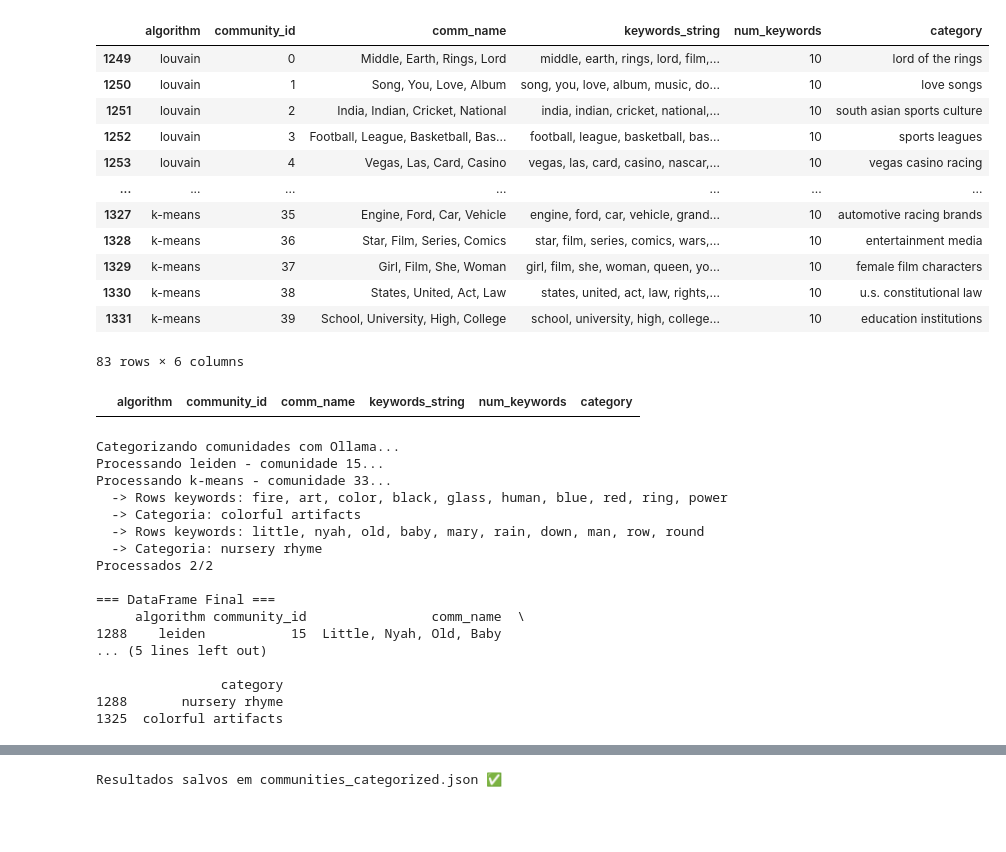
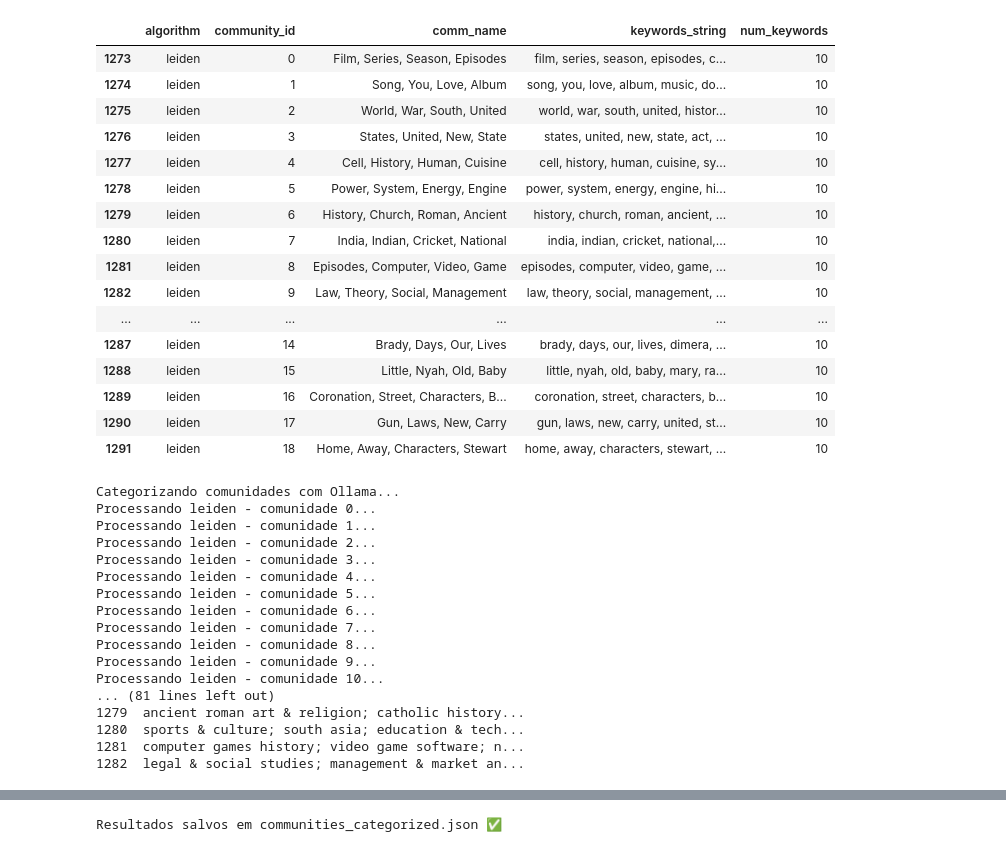
Before and after one commit to zeneto11/kg4ai-community_detection, a Jupyter notebook: community_detection/compare.ipynb, the cells around one changed output, grey strips where cells are left out. Drawn from its saved outputs; the diff is of its cells as text; code cells hidden in the pictures; blank space fills up the shorter version.

```diff
--- a/community_detection/compare.ipynb
+++ b/community_detection/compare.ipynb
@@ -17,5 +17,5 @@ categories = pd.read_json('../data/categories.jsonl', lines=True)
 # %%
-with open('../data/v0.0/nodes.json', 'r', encoding='utf-8-sig') as f:
+with open('../community_analysis/nodes.json', 'r', encoding='utf-8-sig') as f:
     data = json.load(f)
 
 nodes = pd.json_normalize(data)
@@ -166,29 +193,26 @@ categorize_with_ollama('countries, history, european, world, economy, national,
 # %%
 # Remove todos do algorithm=infomap
-df = df[df['algorithm'] != 'infomap']
+df = df[df['algorithm'] == 'leiden']
 #exclui coluna descriptions
-df = df.drop(columns=['description'])
 df
 # %% [output]
-|  | algorithm | community_id | comm_name | keywords_string | num_keywords | category |
-| 1249 | louvain | 0 | Middle, Earth, Rings, Lord | middle, earth, rings, lord, film,... | 10 | lord of the rings |
-| 1250 | louvain | 1 | Song, You, Love, Album | song, you, love, album, music, do... | 10 | love songs |
-| 1251 | louvain | 2 | India, Indian, Cricket, National | india, indian, cricket, national,... | 10 | south asian sports culture |
-| 1252 | louvain | 3 | Football, League, Basketball, Bas... | football, league, basketball, bas... | 10 | sports leagues |
-| 1253 | louvain | 4 | Vegas, Las, Card, Casino | vegas, las, card, casino, nascar,... | 10 | vegas casino racing |
-| ... | ... | ... | ... | ... | ... | ... |
-| 1327 | k-means | 35 | Engine, Ford, Car, Vehicle | engine, ford, car, vehicle, grand... | 10 | automotive racing brands |
-| 1328 | k-means | 36 | Star, Film, Series, Comics | star, film, series, comics, wars,... | 10 | entertainment media |
-| 1329 | k-means | 37 | Girl, Film, She, Woman | girl, film, she, woman, queen, yo... | 10 | female film characters |
-| 1330 | k-means | 38 | States, United, Act, Law | states, united, act, law, rights,... | 10 | u.s. constitutional law |
-| 1331 | k-means | 39 | School, University, High, College | school, university, high, college... | 10 | education institutions |
+|  | algorithm | community_id | comm_name | keywords_string | num_keywords |
+| 1273 | leiden | 0 | Film, Series, Season, Episodes | film, series, season, episodes, c... | 10 |
+| 1274 | leiden | 1 | Song, You, Love, Album | song, you, love, album, music, do... | 10 |
+| 1275 | leiden | 2 | World, War, South, United | world, war, south, united, histor... | 10 |
+| 1276 | leiden | 3 | States, United, New, State | states, united, new, state, act, ... | 10 |
+| 1277 | leiden | 4 | Cell, History, Human, Cuisine | cell, history, human, cuisine, sy... | 10 |
+| 1278 | leiden | 5 | Power, System, Energy, Engine | power, system, energy, engine, hi... | 10 |
+| 1279 | leiden | 6 | History, Church, Roman, Ancient | history, church, roman, ancient, ... | 10 |
+| 1280 | leiden | 7 | India, Indian, Cricket, National | india, indian, cricket, national,... | 10 |
+| 1281 | leiden | 8 | Episodes, Computer, Video, Game | episodes, computer, video, game, ... | 10 |
+| 1282 | leiden | 9 | Law, Theory, Social, Management | law, theory, social, management, ... | 10 |
+| ... | ... | ... | ... | ... | ... |
+| 1287 | leiden | 14 | Brady, Days, Our, Lives | brady, days, our, lives, dimera, ... | 10 |
+| 1288 | leiden | 15 | Little, Nyah, Old, Baby | little, nyah, old, baby, mary, ra... | 10 |
+| 1289 | leiden | 16 | Coronation, Street, Characters, B... | coronation, street, characters, b... | 10 |
+| 1290 | leiden | 17 | Gun, Laws, New, Carry | gun, laws, new, carry, united, st... | 10 |
+| 1291 | leiden | 18 | Home, Away, Characters, Stewart | home, away, characters, stewart, ... | 10 |
-83 rows × 6 columns
-# %%
-# category" = "erro"
-df_correcao = df[df['category'] == 'erro']
-df_correcao
-# %% [output]
-|  | algorithm | community_id | comm_name | keywords_string | num_keywords | category |
 # %%
 import time
 from concurrent.futures import ThreadPoolExecutor, as_completed
@@ -206,34 +230,34 @@ def process_row(idx, row):
 
 results = []
 with ThreadPoolExecutor(max_workers=32) as executor:
-    futures = {executor.submit(process_row, idx, row): idx for idx, row in df_correcao.iterrows()}
+    futures = {executor.submit(process_row, idx, row): idx for idx, row in df.iterrows()}
     total = len(futures)
     processed = 0
 
     for future in as_completed(futures):
         idx, category = future.result()
-        df_correcao.at[idx, 'category'] = category
+        df.at[idx, 'category'] = category
         processed += 1
         if processed % 10 == 0 or processed == total:
             print(f"Processados {processed}/{total}")
 
 print("\n=== DataFrame Final ===")
-print(df_correcao.head(10))
+print(df.head(10))
 # %% [output]
 Categorizando comunidades com Ollama...
-Processando leiden - comunidade 15...
-Processando k-means - comunidade 33...
-  -> Rows keywords: fire, art, color, black, glass, human, blue, red, ring, power
-  -> Categoria: colorful artifacts
-  -> Rows keywords: little, nyah, old, baby, mary, rain, down, man, row, round
-  -> Categoria: nursery rhyme
-Processados 2/2
-
-=== DataFrame Final ===
-     algorithm community_id                comm_name  \
-1288    leiden           15  Little, Nyah, Old, Baby
-... (5 lines left out)
-
-                category
-1288       nursery rhyme
-1325  colorful artifacts
+Processando leiden - comunidade 0...
+Processando leiden - comunidade 1...
+Processando leiden - comunidade 2...
+Processando leiden - comunidade 3...
+Processando leiden - comunidade 4...
+Processando leiden - comunidade 5...
+Processando leiden - comunidade 6...
+Processando leiden - comunidade 7...
+Processando leiden - comunidade 8...
+Processando leiden - comunidade 9...
+Processando leiden - comunidade 10...
+... (81 lines left out)
+1279  ancient roman art & religion; catholic history...
+1280  sports & culture; south asia; education & tech...
+1281  computer games history; video game software; n...
+1282  legal & social studies; management & market an...
```
Also changed, not shown: parts of 18 cells of this notebook, 4 other files.
